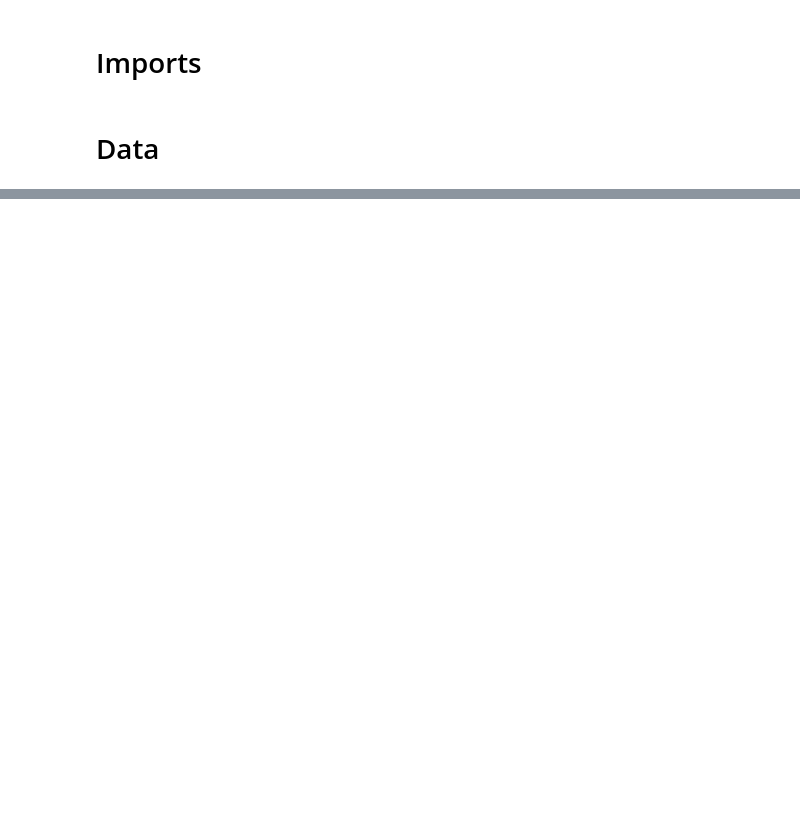
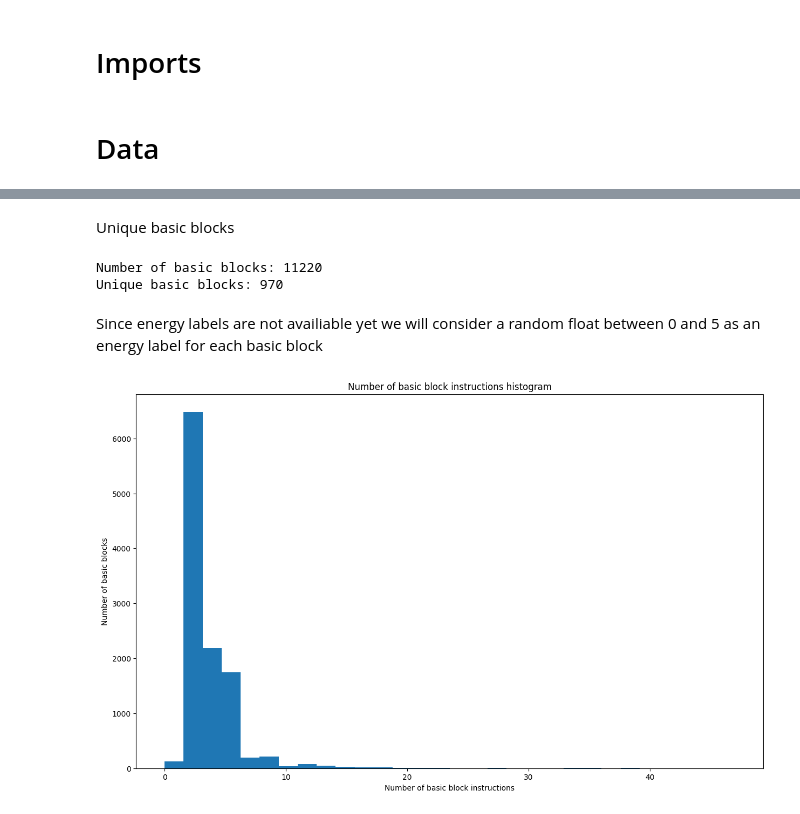
Before and after one commit to Thodorissio/basic-block-energy-prediction, a Jupyter notebook: playground/energy-prediction/energy_prediction.ipynb, the cells around one changed output, grey strips where cells are left out. Cells and saved outputs as stored; diff of their text form; code cells hidden in the pictures; blank space fills up the shorter version.

Commit message:
first bb data preview

```diff
--- a/playground/energy-prediction/energy_prediction.ipynb
+++ b/playground/energy-prediction/energy_prediction.ipynb
@@ -103,0 +21,42 @@ batch
+# %%
+data = []
+basic_block = []
+
+#Reading basic block data
+with open("../../dataset/sample_basic_blocks.txt") as fIn:
+    for line in tqdm.tqdm(fIn, desc='Read file'):
+        #line start with "@" symbols the begging of a new basic block
+        if line[0] == "@":
+            data.append(basic_block)
+            basic_block = []
+        else:
+            basic_block.append(line.rstrip())
+
+#Removing first empty basic block
+data = data[1:]
+# %% [markdown]
+Unique basic blocks
+# %%
+bb_set = set(tuple(bb) for bb in data)
+print(f"Number of basic blocks: {len(data)}")
+print(f"Unique basic blocks: {len(bb_set)}")
+# %% [output]
+Number of basic blocks: 11220
+Unique basic blocks: 970
+# %% [markdown]
+Since energy labels are not availiable yet we will consider a random float between 0 and 5 as an energy label for each basic block
+# %%
+labels = np.random.uniform(low=0.0, high=5.0, size=len(data))
+# %%
+data_df = pd.DataFrame({"basic_blocks": data, "energy_labels": labels})
+# %%
+bb_instruction_num = data_df.basic_blocks.apply(lambda x: len(x)).values
+
+plt.figure(figsize=(15,9))
+plt.title("Number of basic block instructions histogram")
+plt.xlabel("Number of basic block instructions")
+plt.ylabel("Number of basic blocks")
+plt.hist(bb_instruction_num, bins = 30)
+plt.show()
+# %% [output]
+[figure, added]
```
Also changed, not shown: parts of 9 cells of this notebook.
